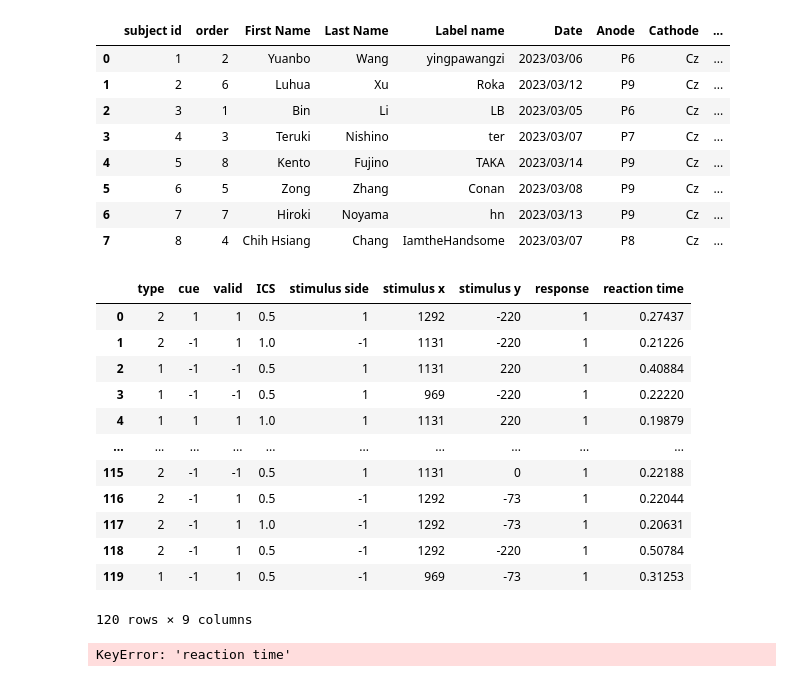
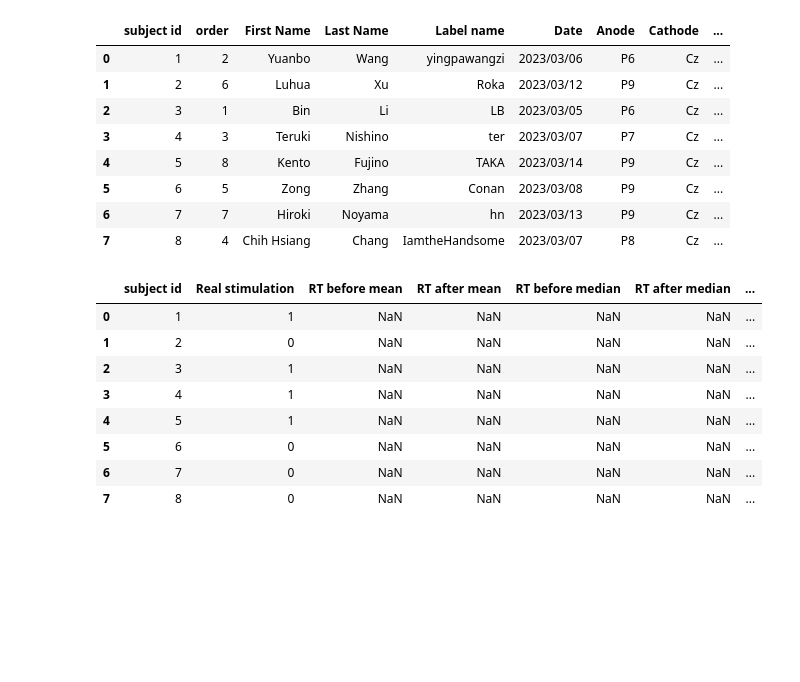
Before and after one commit to Shawnzty/tACS-Attention, a Jupyter notebook: processing/behavior.ipynb, the cells around one changed output. Drawn from its saved outputs; the diff is of its cells as text; code cells hidden in the pictures; blank space fills up the shorter version.

Commit message:
update behavior analysis

```diff
--- a/processing/behavior.ipynb
+++ b/processing/behavior.ipynb
@@ -6,39 +8,31 @@ import pandas as pd
-# %%
-exp_path = os.path.join('..', '..', 'data', 'experiment.csv')
-exp_info = pd.read_csv(exp_path)
-display(exp_info)
-
-subject_id = 1
-behavior_before_path = os.path.join('..', '..', 'data', str(subject_id), 'behavior_before.csv')
-behavior_before = pd.read_csv(behavior_before_path)
-behavior_after_path = os.path.join('..', '..', 'data', str(subject_id), 'behavior_after.csv')
-behavior_after = pd.read_csv(behavior_after_path)
-display(behavior_before)
-# %% [output]
-|  | subject id | order | First Name | Last Name | Label name | Date | Anode | Cathode | ... |
-| 0 | 1 | 2 | Yuanbo | Wang | yingpawangzi | 2023/03/06 | P6 | Cz | ... |
-| 1 | 2 | 6 | Luhua | Xu | Roka | 2023/03/12 | P9 | Cz | ... |
-| 2 | 3 | 1 | Bin | Li | LB | 2023/03/05 | P6 | Cz | ... |
-| 3 | 4 | 3 | Teruki | Nishino | ter | 2023/03/07 | P7 | Cz | ... |
-| 4 | 5 | 8 | Kento | Fujino | TAKA | 2023/03/14 | P9 | Cz | ... |
-| 5 | 6 | 5 | Zong | Zhang | Conan | 2023/03/08 | P9 | Cz | ... |
-| 6 | 7 | 7 | Hiroki | Noyama | hn | 2023/03/13 | P9 | Cz | ... |
-| 7 | 8 | 4 | Chih Hsiang | Chang | IamtheHandsome | 2023/03/07 | P8 | Cz | ... |
-|  | type | cue | valid | ICS | stimulus side | stimulus x | stimulus y | response | reaction time |
-| 0 | 2 | 1 | 1 | 0.5 | 1 | 1292 | -220 | 1 | 0.27437 |
-| 1 | 2 | -1 | 1 | 1.0 | -1 | 1131 | -220 | 1 | 0.21226 |
-| 2 | 1 | -1 | -1 | 0.5 | 1 | 1131 | 220 | 1 | 0.40884 |
-| 3 | 1 | -1 | -1 | 0.5 | 1 | 969 | -220 | 1 | 0.22220 |
-| 4 | 1 | 1 | 1 | 1.0 | 1 | 1131 | 220 | 1 | 0.19879 |
-| ... | ... | ... | ... | ... | ... | ... | ... | ... | ... |
-| 115 | 2 | -1 | -1 | 0.5 | 1 | 1131 | 0 | 1 | 0.22188 |
-| 116 | 2 | -1 | 1 | 0.5 | -1 | 1292 | -73 | 1 | 0.22044 |
-| 117 | 2 | -1 | 1 | 1.0 | -1 | 1292 | -73 | 1 | 0.20631 |
-| 118 | 2 | -1 | 1 | 0.5 | -1 | 1292 | -220 | 1 | 0.50784 |
-| 119 | 1 | -1 | 1 | 0.5 | -1 | 969 | -73 | 1 | 0.31253 |
-120 rows × 9 columns
-# %%
-filtered_rows = behavior_before[(behavior_before['reaction time'] > 0) & (behavior_before['reaction time'] < 0.001)]
-filtered_rows
-# %% [output]
-KeyError: 'reaction time'
+# %%
+# pre-stuffs
+exp_path = os.path.join('..', '..', 'data', 'experiment.csv')
+exp_info = pd.read_csv(exp_path)
+display(exp_info)
+
+behavior_compare = pd.DataFrame(columns=['subject id', 'Real stimulation', 'RT before mean', 'RT after mean',
+                                         'RT before median', 'RT after median', 'RT mean shorten', 'RT median shorten',
+                                         'RT mean shorten %', 'RT median shorten %'])
+behavior_compare['subject id'] = exp_info['subject id']
+behavior_compare['Real stimulation'] = exp_info['Real stimulation']
+display(behavior_compare)
+# %% [output]
+|  | subject id | order | First Name | Last Name | Label name | Date | Anode | Cathode | ... |
+| 0 | 1 | 2 | Yuanbo | Wang | yingpawangzi | 2023/03/06 | P6 | Cz | ... |
+| 1 | 2 | 6 | Luhua | Xu | Roka | 2023/03/12 | P9 | Cz | ... |
+| 2 | 3 | 1 | Bin | Li | LB | 2023/03/05 | P6 | Cz | ... |
+| 3 | 4 | 3 | Teruki | Nishino | ter | 2023/03/07 | P7 | Cz | ... |
+| 4 | 5 | 8 | Kento | Fujino | TAKA | 2023/03/14 | P9 | Cz | ... |
+| 5 | 6 | 5 | Zong | Zhang | Conan | 2023/03/08 | P9 | Cz | ... |
+| 6 | 7 | 7 | Hiroki | Noyama | hn | 2023/03/13 | P9 | Cz | ... |
+| 7 | 8 | 4 | Chih Hsiang | Chang | IamtheHandsome | 2023/03/07 | P8 | Cz | ... |
+|  | subject id | Real stimulation | RT before mean | RT after mean | RT before median | RT after median | ... |
+| 0 | 1 | 1 | NaN | NaN | NaN | NaN | ... |
+| 1 | 2 | 0 | NaN | NaN | NaN | NaN | ... |
+| 2 | 3 | 1 | NaN | NaN | NaN | NaN | ... |
+| 3 | 4 | 1 | NaN | NaN | NaN | NaN | ... |
+| 4 | 5 | 1 | NaN | NaN | NaN | NaN | ... |
+| 5 | 6 | 0 | NaN | NaN | NaN | NaN | ... |
+| 6 | 7 | 0 | NaN | NaN | NaN | NaN | ... |
+| 7 | 8 | 0 | NaN | NaN | NaN | NaN | ... |
```
Also changed, not shown: parts of 6 cells of this notebook.
